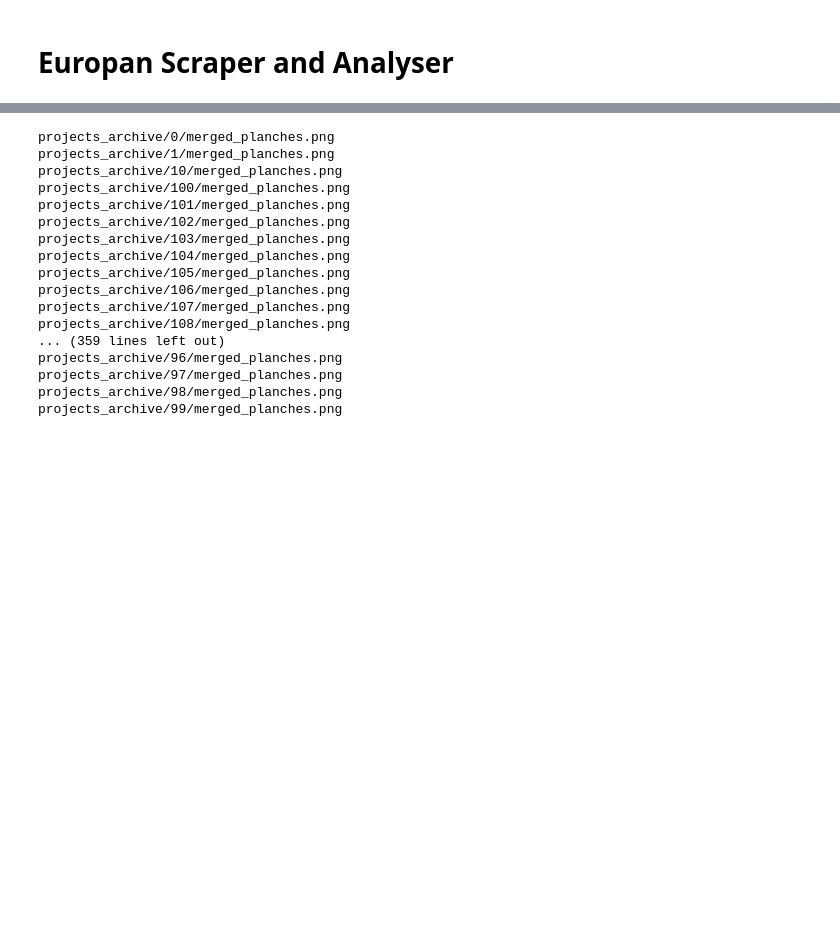
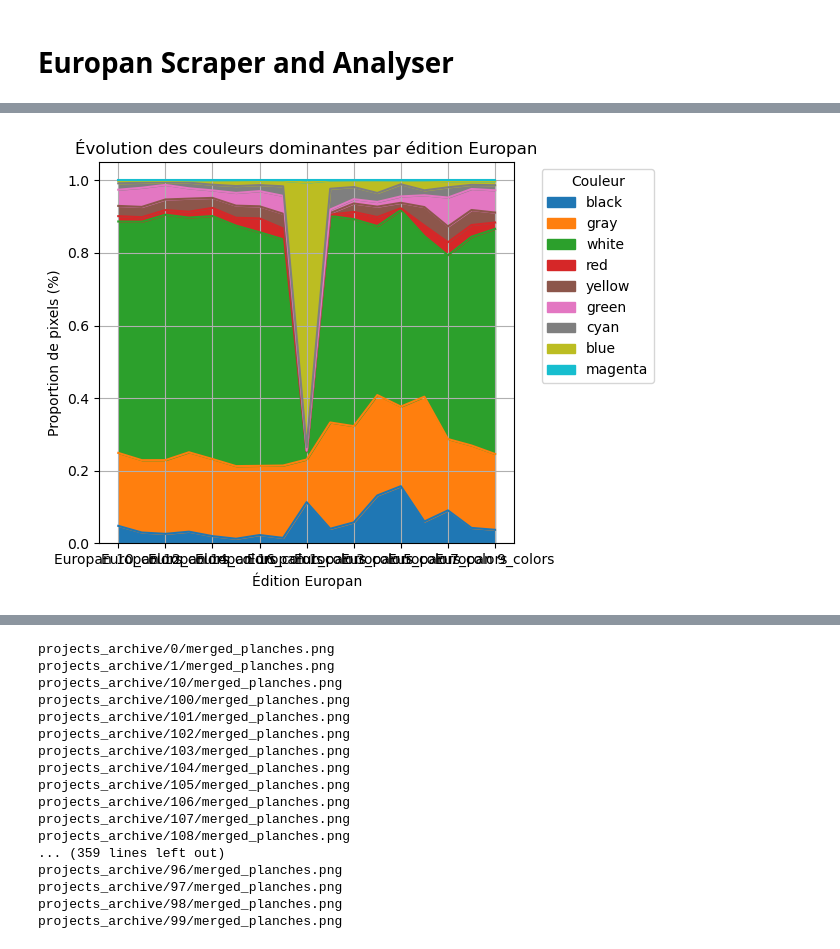
Before and after one commit to jaddious/scrapy, a Jupyter notebook: europan.ipynb, the cells around one changed output, grey strips where cells are left out. Drawn from its saved outputs; the diff is of its cells as text; code cells hidden in the pictures; blank space fills up the shorter version.

Commit message:
updated color

```diff
--- a/europan.ipynb
+++ b/europan.ipynb
@@ -9,0 +64,12 @@ projects = os.listdir('projects_archive')
+# %%
+import pandas as pd
+import os
+
+projects = pd.read_excel("europan_competitions_archive.xlsx")
+
+for index, row in projects.iterrows():
+    # get the html from the url colomun and save in in a folder with the project name and the session id
+    html = requests.get(row["url"]).text
+    os.makedirs("./archive/" + str(index))
+    with open("./archive/" + str(index) + "/index.html", "w", encoding='utf-8') as fp:
+        fp.write(html)
@@ -9,0 +78,2 @@ projects = os.listdir('projects_archive')
+# %%
+projects = pd.read_excel("europan_competitions_archive.xlsx")
@@ -47,0 +332,77 @@ def sort_colors_img(colors):
+# %%
+import json
+import pandas as pd
+from pathlib import Path
+from collections import defaultdict, Counter
+import matplotlib.pyplot as plt
+from colorsys import rgb_to_hsv
+
+# Define a function to classify RGB colors into categories
+
+
+def classify_rgb_color(r, g, b):
+    h, s, v = rgb_to_hsv(r/255, g/255, b/255)
+    h *= 360
+    s *= 100
+    v *= 100
+
+    if v < 20:
+        return 'black'
+    elif s < 25 and v > 80:
+        return 'white'
+    elif s < 25:
+        return 'gray'
+    elif h < 30 or h >= 330:
+        return 'red'
+    elif h < 60:
+        return 'yellow'
+    elif h < 150:
+        return 'green'
+    elif h < 210:
+        return 'cyan'
+    elif h < 270:
+        return 'blue'
+    else:
+        return 'magenta'
+
+
+# Directory containing per-edition color JSON files
+edition_dir = Path("europan_sessions_colors")
+
+# Store normalized color ratios
+edition_color_ratios = defaultdict(lambda: defaultdict(float))
+
+# Process each file
+for json_file in edition_dir.glob("europan_E*_colors.json"):
+    edition = json_file.stem.replace("europan_E", "")
+    with open(json_file, 'r') as f:
+        color_data = json.load(f)
+
+    color_bin_counts = Counter()
+    total_pixels = 0
+
+    for rgb_str, count in color_data:
+        r, g, b = map(int, rgb_str.split(":"))
+        category = classify_rgb_color(r, g, b)
+        color_bin_counts[category] += count
+        total_pixels += count
+
+    # Normalize to percentages
+    for color, count in color_bin_counts.items():
+        edition_color_ratios[edition][color] = count / total_pixels
+
+# Convert to DataFrame for plotting
+df_colors = pd.DataFrame(edition_color_ratios).T.fillna(0)
+df_colors = df_colors.sort_index()
+
+# Plot stacked area chart
+plt.figure(figsize=(12, 6))
+df_colors.plot(kind='area', stacked=True, colormap='tab10')
+plt.title("Évolution des couleurs dominantes par édition Europan")
+plt.xlabel("Édition Europan")
+plt.ylabel("Proportion de pixels (%)")
+plt.legend(title="Couleur", bbox_to_anchor=(1.05, 1), loc='upper left')
+plt.grid(True)
+plt.tight_layout()
+plt.show()
+# %% [output]
@@ -47,0 +410 @@ def sort_colors_img(colors):
+[figure, added]
```
Also changed, not shown: parts of 10 cells of this notebook, 11 other files.
